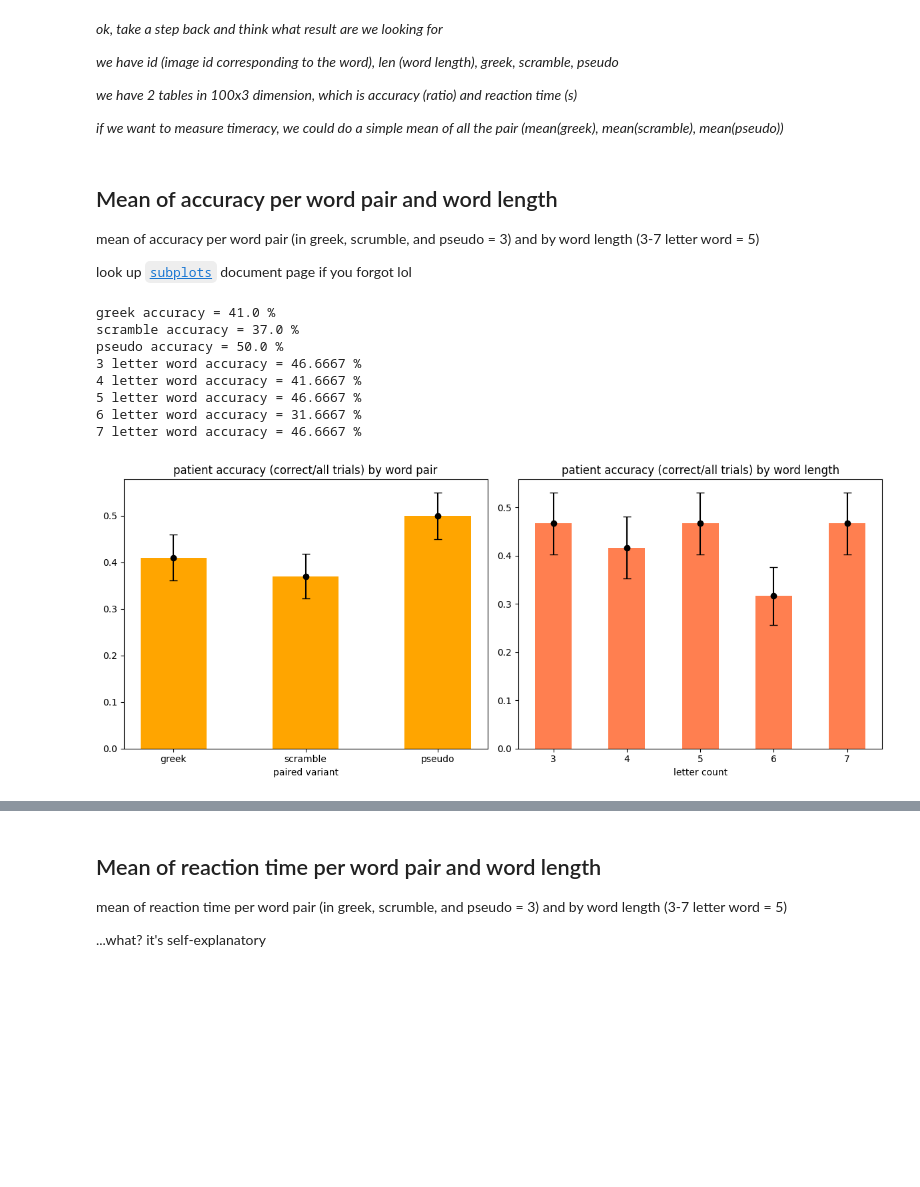
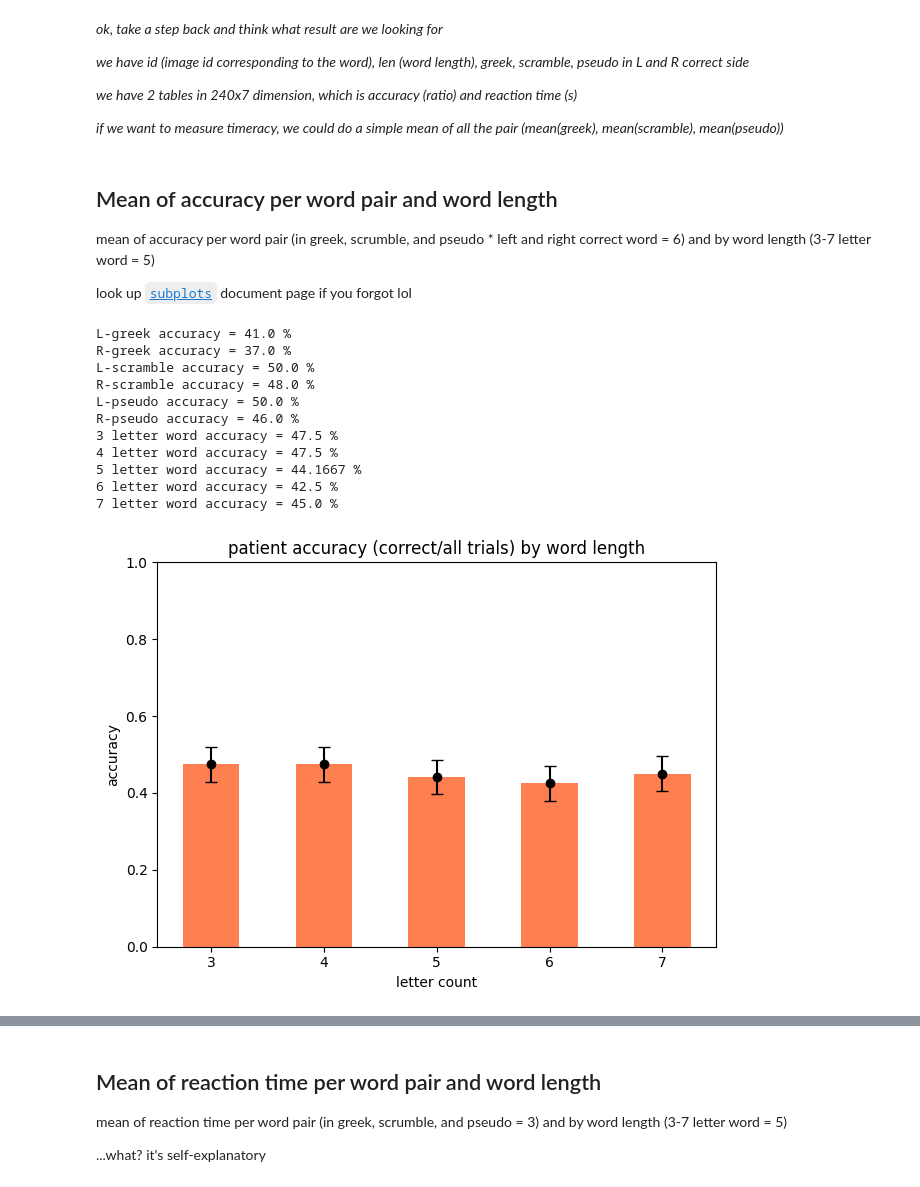
Before and after one commit to Plausma/Dyslexia, a Jupyter notebook: calculation/calc.ipynb, the cells around one changed output, grey strips where cells are left out. Cells and saved outputs as stored; diff of their text form; code cells hidden in the pictures; blank space fills up the shorter version.

Commit message:
consider left and right in calculation

```diff
--- a/calculation/calc.ipynb
+++ b/calculation/calc.ipynb
@@ -1,9 +1,9 @@
 # %% [markdown]
 _ok, take a step back and think what result are we looking for_
 
-_we have id (image id corresponding to the word), len (word length), greek, scramble, pseudo_
+_we have id (image id corresponding to the word), len (word length), greek, scramble, pseudo in L and R correct side_
 
-_we have 2 tables in 100x3 dimension, which is accuracy (ratio) and reaction time (s)_
+_we have 2 tables in 240x7 dimension, which is accuracy (ratio) and reaction time (s)_
 
 _if we want to measure timeracy, we could do a simple mean of all the pair (mean(greek), mean(scramble), mean(pseudo))_
 # %%
@@ -21,7 +21,7 @@ wordlist = list(accudf)[2:]
 wordlenlist = np.unique((accudf["len"]))
 # %% [markdown]
 ## Mean of accuracy per word pair and word length
-mean of accuracy per word pair (in greek, scrumble, and pseudo = 3) and by word length (3-7 letter word = 5)
+mean of accuracy per word pair (in greek, scrumble, and pseudo * left and right correct word = 6) and by word length (3-7 letter word = 5)
 
 look up [`subplots`](https://matplotlib.org/stable/gallery/subplots_axes_and_figures/subplots_demo.html) document page if you forgot lol
 # %%
@@ -35,39 +35,34 @@ acculen_y, acculen_err = [], []
 for pair in wordlist:
     print(pair,"accuracy =",round(np.mean(accudf[pair])*100,4), "%")
 
-for len in wordlenlist:
-    wordlen_accudf = accudf.loc[accudf["len"] == len,wordlist]
+for leng in wordlenlist:
+    wordlen_accudf = accudf.loc[accudf["len"] == leng,wordlist]
 
     acculen_y.append(np.mean(wordlen_accudf))
     acculen_err.append(np.std(wordlen_accudf.to_numpy(), ddof = 0)/np.sqrt(wordlen_accudf.size))
 
-    print(len,"letter word accuracy =",round(np.mean(wordlen_accudf)*100,4), "%")
-
-
-
-# plot both the mean of accuracy by word pair and by word length
-
-fig, (ax1, ax2) = plt.subplots(1,2, figsize = (12,5))
-
-ax1.bar(wordlist, accupair_y, color = "orange", width=0.5)
-ax1.errorbar(wordlist, accupair_y, yerr = accupair_err, fmt = 'o', color = "black" ,capsize=4)
-ax1.set_title("patient accuracy (correct/all trials) by word pair")
-ax1.set_xlabel("paired variant")
-
-ax2.bar(wordlenlist, acculen_y, color = "coral", width = 0.5)
-ax2.errorbar(wordlenlist, acculen_y, yerr = acculen_err, fmt = 'o', color = "black", capsize = 4)
-ax2.set_title("patient accuracy (correct/all trials) by word length")
-ax2.set_xlabel("letter count")
-
-plt.tight_layout()
-plt.show()
+    print(leng,"letter word accuracy =",round(np.mean(wordlen_accudf)*100,4), "%")
 # %% [output]
-greek accuracy = 41.0 %
-scramble accuracy = 37.0 %
-pseudo accuracy = 50.0 %
-3 letter word accuracy = 46.6667 %
-4 letter word accuracy = 41.6667 %
-5 letter word accuracy = 46.6667 %
-6 letter word accuracy = 31.6667 %
-7 letter word accuracy = 46.6667 %
+L-greek accuracy = 41.0 %
+R-greek accuracy = 37.0 %
+L-scramble accuracy = 50.0 %
+R-scramble accuracy = 48.0 %
+L-pseudo accuracy = 50.0 %
+R-pseudo accuracy = 46.0 %
+3 letter word accuracy = 47.5 %
+4 letter word accuracy = 47.5 %
+5 letter word accuracy = 44.1667 %
+6 letter word accuracy = 42.5 %
+7 letter word accuracy = 45.0 %
-[figure, removed]
+# %%
+plt.bar(wordlenlist, acculen_y, color = "coral", width = 0.5)
+plt.errorbar(wordlenlist, acculen_y, yerr = acculen_err, fmt = 'o', color = "black", capsize = 4)
+plt.title("patient accuracy (correct/all trials) by word length")
+plt.xlabel("letter count")
+plt.ylabel("accuracy")
+plt.ylim(0,1)
+
+plt.tight_layout()
+plt.show()
+# %% [output]
+[figure, added]
```
Also changed, not shown: parts of 12 cells of this notebook, 4 other files.
